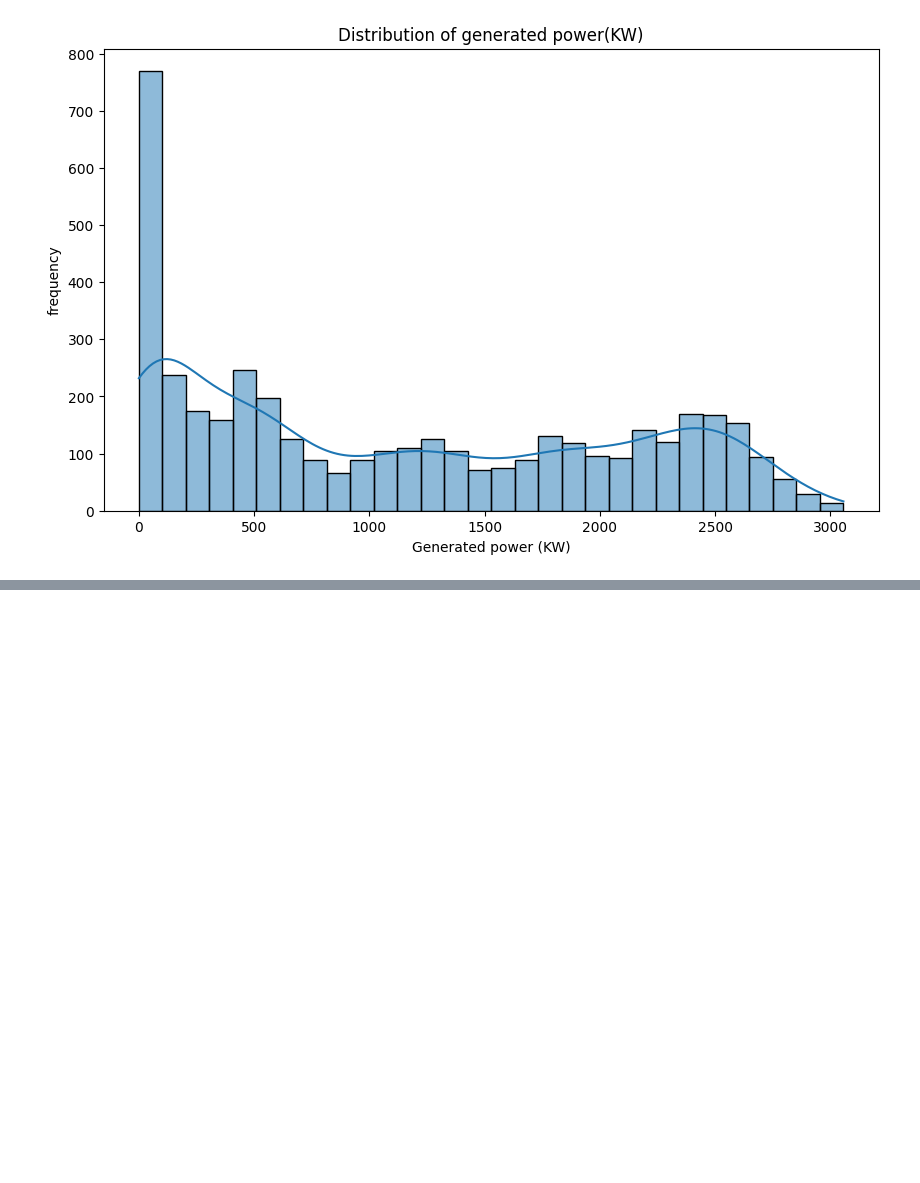
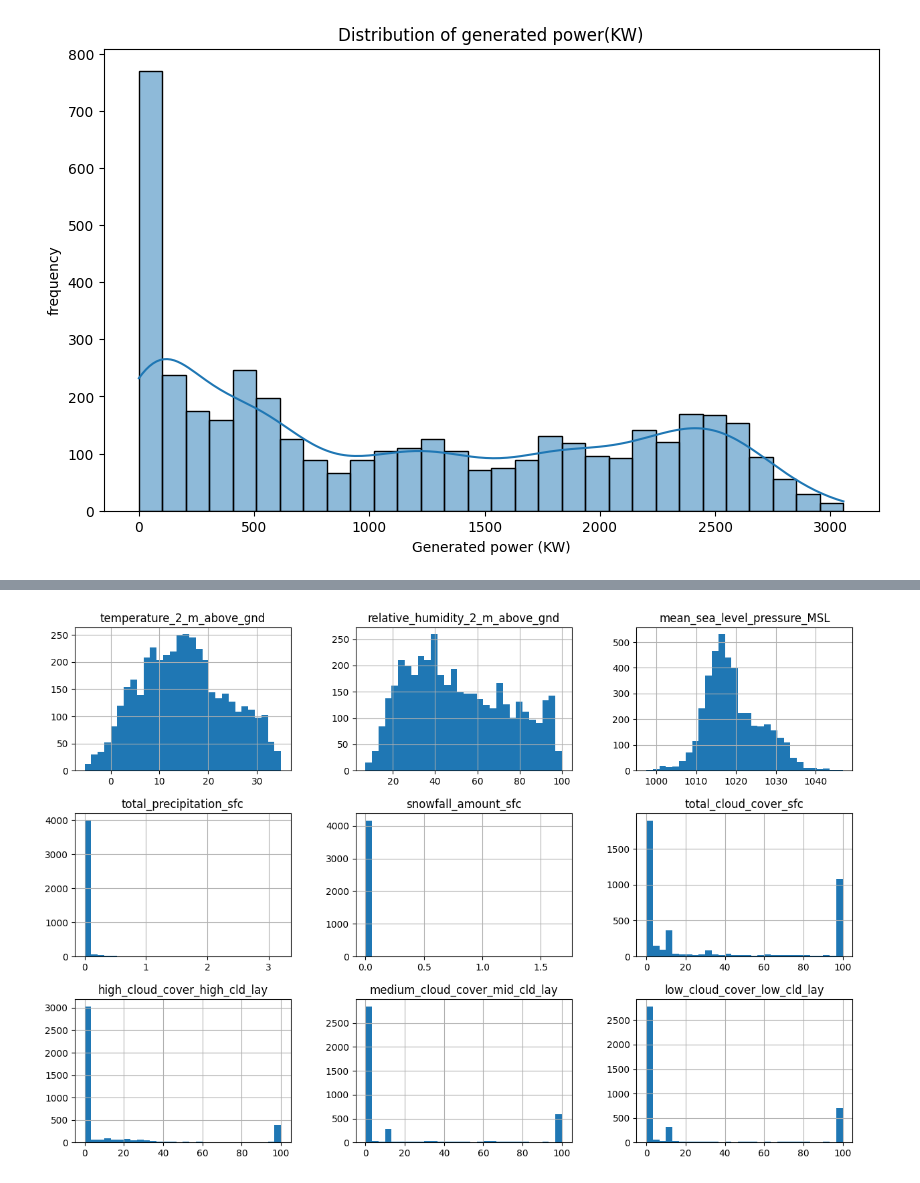
Before and after one commit to kambhampati-vijaya-sri-vyshnavi-devi89/solar-power-prediction, a Jupyter notebook: solarpowerprediction.ipynb, the cells around one changed output, grey strips where cells are left out. Saved outputs shown, nothing was run; the diff lists cells and outputs as text; code cells hidden in the pictures; blank space fills up the shorter version.

```diff
--- a/solarpowerprediction.ipynb
+++ b/solarpowerprediction.ipynb
@@ -137,0 +161,5 @@ plt.show()
+# %%
+df[df.columns[:9]].hist(bins=30,figsize=(15,10))
+plt.show()
+# %% [output]
+[figure, added]
```
Also changed, not shown: parts of 11 cells of this notebook.
